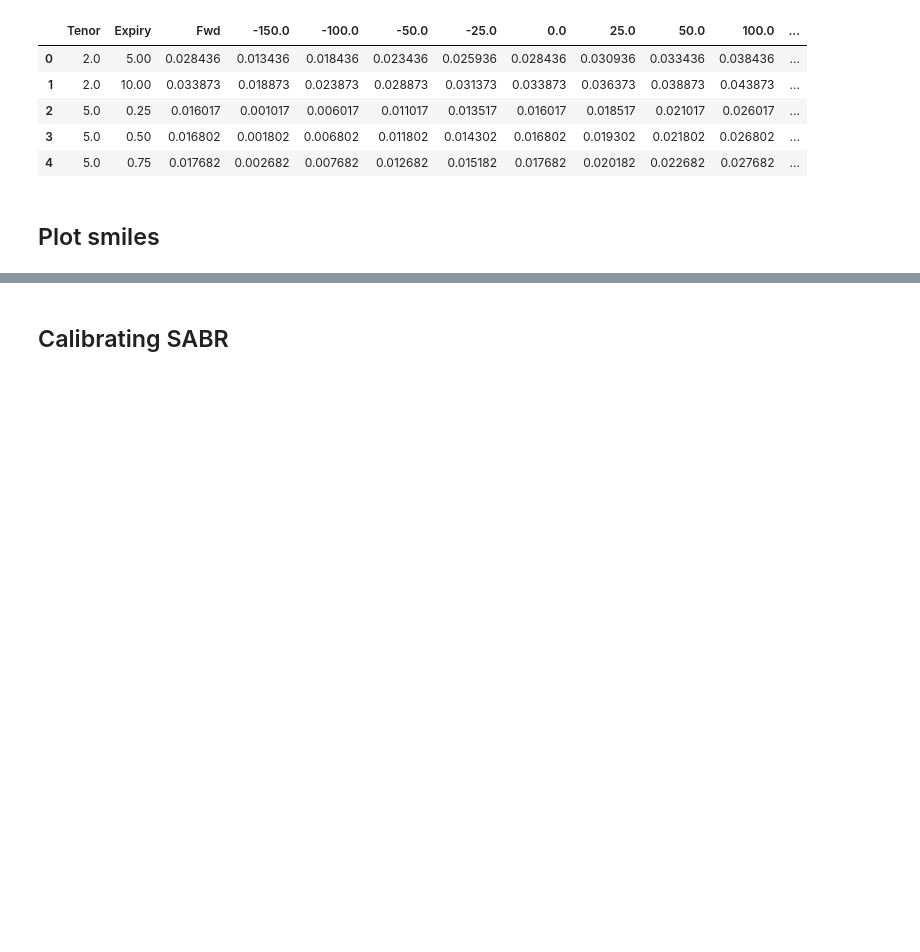
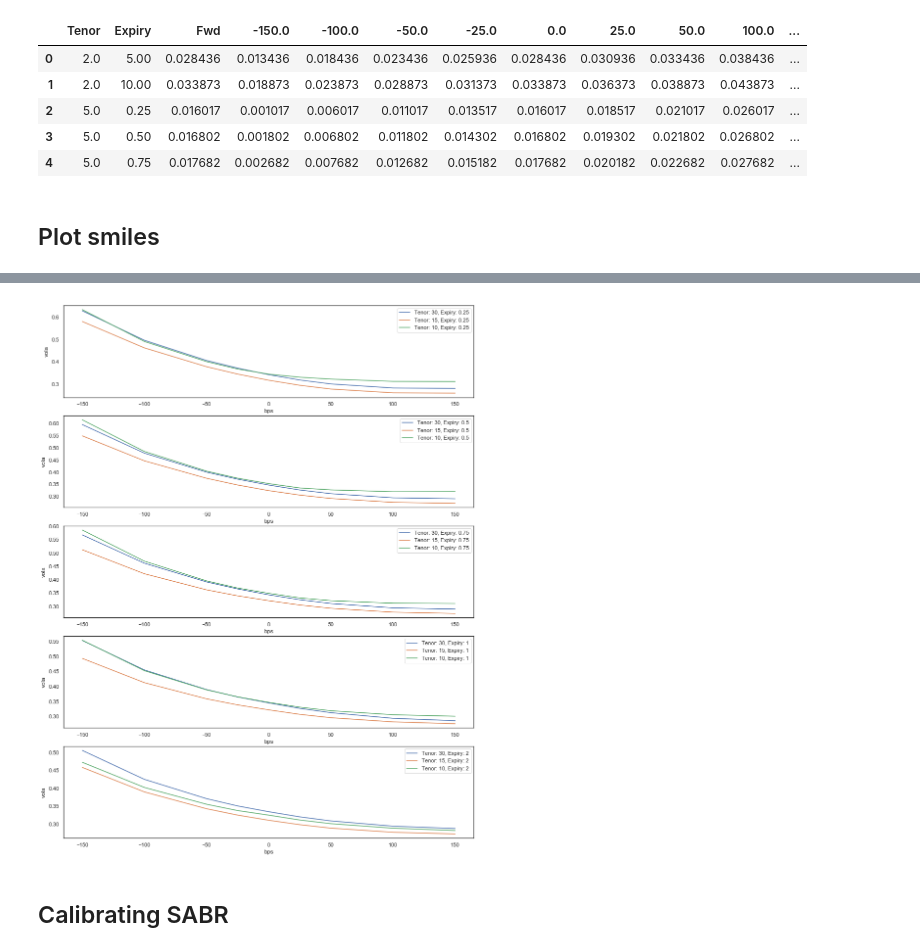
Before and after one commit to LuK2019/OW-, a Jupyter notebook: src/analysis.ipynb, the cells around one changed output, grey strips where cells are left out. Saved outputs shown, nothing was run; the diff lists cells and outputs as text; code cells hidden in the pictures; blank space fills up the shorter version.

```diff
--- a/src/analysis.ipynb
+++ b/src/analysis.ipynb
@@ -147,3 +148,18 @@ plt.show()
+# %%
+tenor_list = [30, 15, 10]
+expiry_list = [0.25, 0.5, 0.75, 1, 2]
+bps = np.array(df.columns[3:])
+fig, axes = plt.subplots(nrows=5, ncols=1)
+
+for exp in range(len(expiry_list)):
+    for ten in range(len(tenor_list)):
+        df_filtered = df[np.logical_and(df.Tenor==tenor_list[ten], df.Expiry == expiry_list[exp])]
+        df_plot = pd.DataFrame({"bps": bps, "vola": np.array(df_filtered.iloc[0,3:])})
+        sns.lineplot(x="bps", y="vola", data=df_plot, label= f"Tenor: {tenor_list[ten]}, Expiry: {expiry_list[exp]}", ax=axes[exp])
+
+plt.show()
+# %% [output]
+[figure, added]
 # %% [markdown]
 ## Calibrating SABR
 # %%
```
Also changed, not shown: parts of 8 cells of this notebook, 1 other file.
